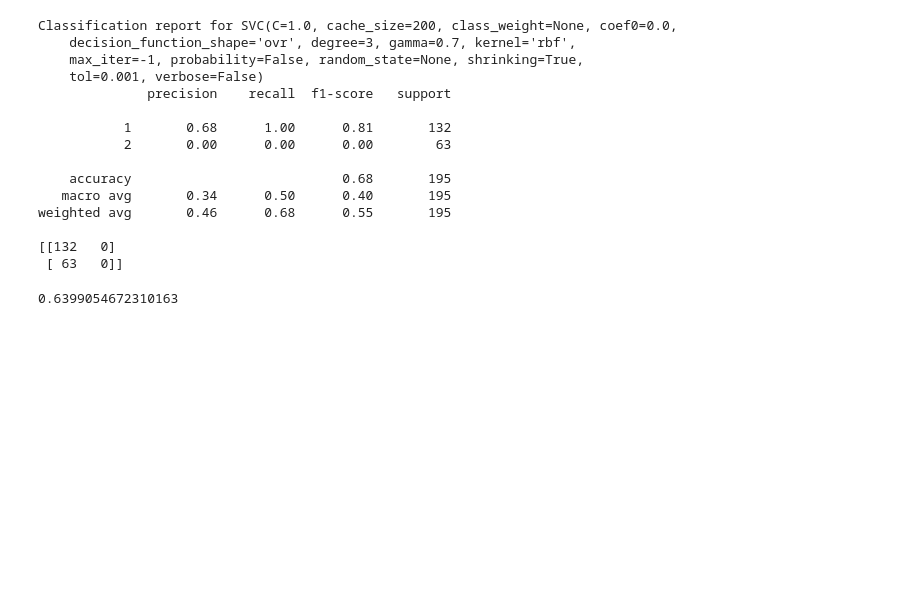
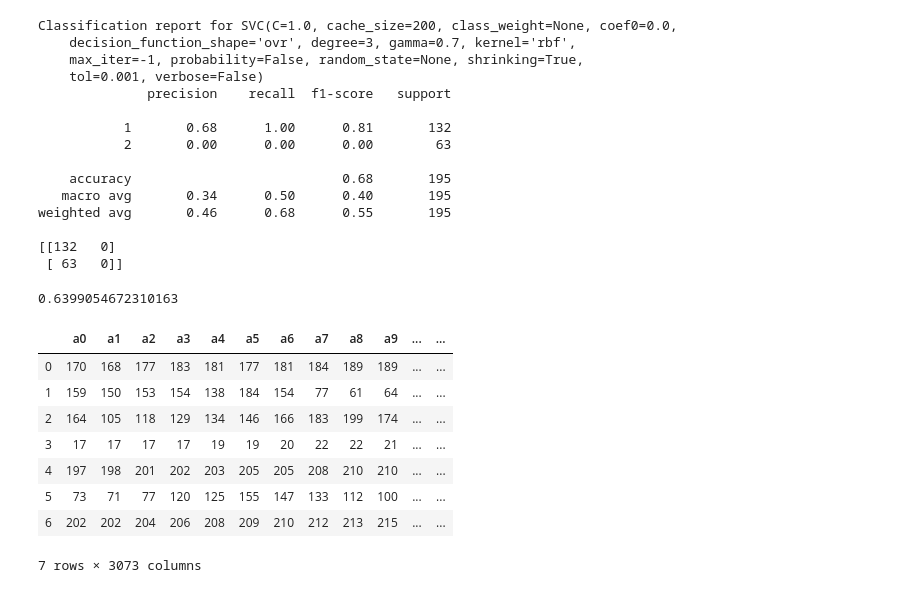
Before and after one commit to zlessner/CSC680-Assignment1-Scikit, a Jupyter notebook: Assignment1.ipynb, the cells around one changed output. Cells and saved outputs as stored; diff of their text form; code cells hidden in the pictures; blank space fills up the shorter version.

```diff
--- a/Assignment1.ipynb
+++ b/Assignment1.ipynb
@@ -398,3 +398,17 @@ weighted avg       0.46      0.68      0.55       195
 sum(steelplates_mlp_test)/9
 # %% [output]
 0.6399054672310163
+# %%
+rawImage = pd.read_csv('./Image/Image_Class_Filter.csv', encoding = 'unicode_escape')
+
+rawImage.head(7)
+# %% [output]
+|  | a0 | a1 | a2 | a3 | a4 | a5 | a6 | a7 | a8 | a9 | ... | ... |
+| 0 | 170 | 168 | 177 | 183 | 181 | 177 | 181 | 184 | 189 | 189 | ... | ... |
+| 1 | 159 | 150 | 153 | 154 | 138 | 184 | 154 | 77 | 61 | 64 | ... | ... |
+| 2 | 164 | 105 | 118 | 129 | 134 | 146 | 166 | 183 | 199 | 174 | ... | ... |
+| 3 | 17 | 17 | 17 | 17 | 19 | 19 | 20 | 22 | 22 | 21 | ... | ... |
+| 4 | 197 | 198 | 201 | 202 | 203 | 205 | 205 | 208 | 210 | 210 | ... | ... |
+| 5 | 73 | 71 | 77 | 120 | 125 | 155 | 147 | 133 | 112 | 100 | ... | ... |
+| 6 | 202 | 202 | 204 | 206 | 208 | 209 | 210 | 212 | 213 | 215 | ... | ... |
+7 rows × 3073 columns
```
Also changed, not shown: parts of 29 cells of this notebook, 4 other files.
